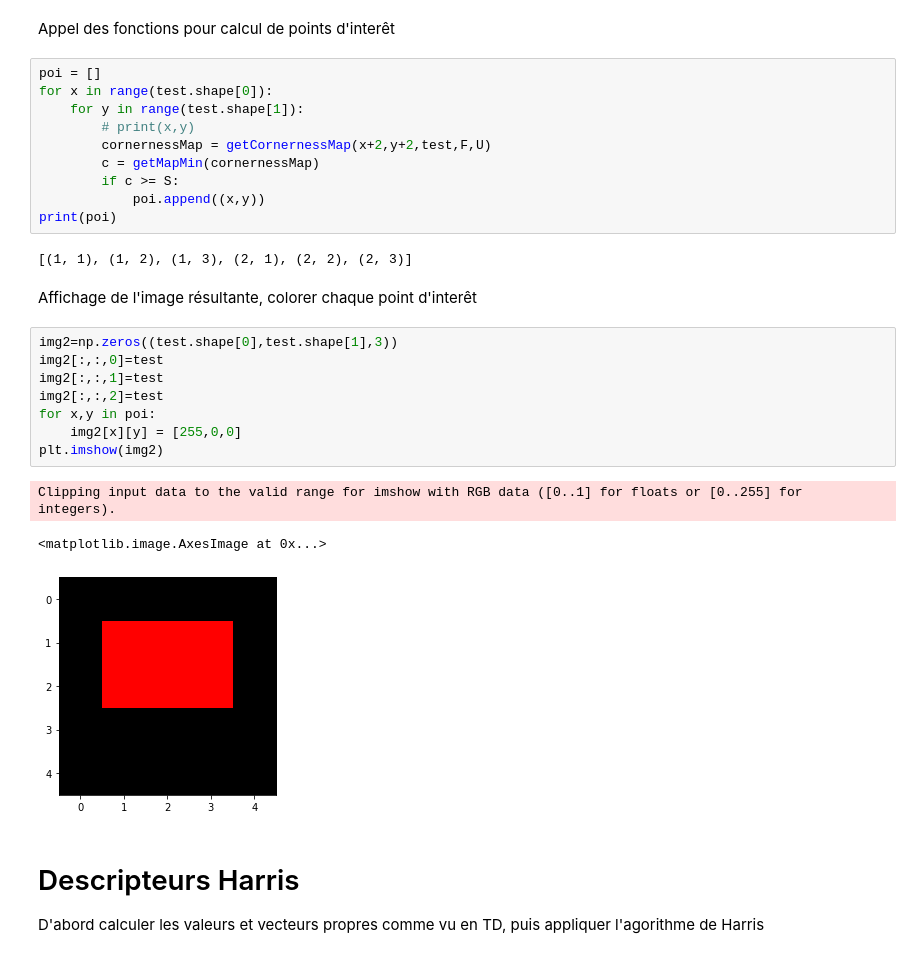
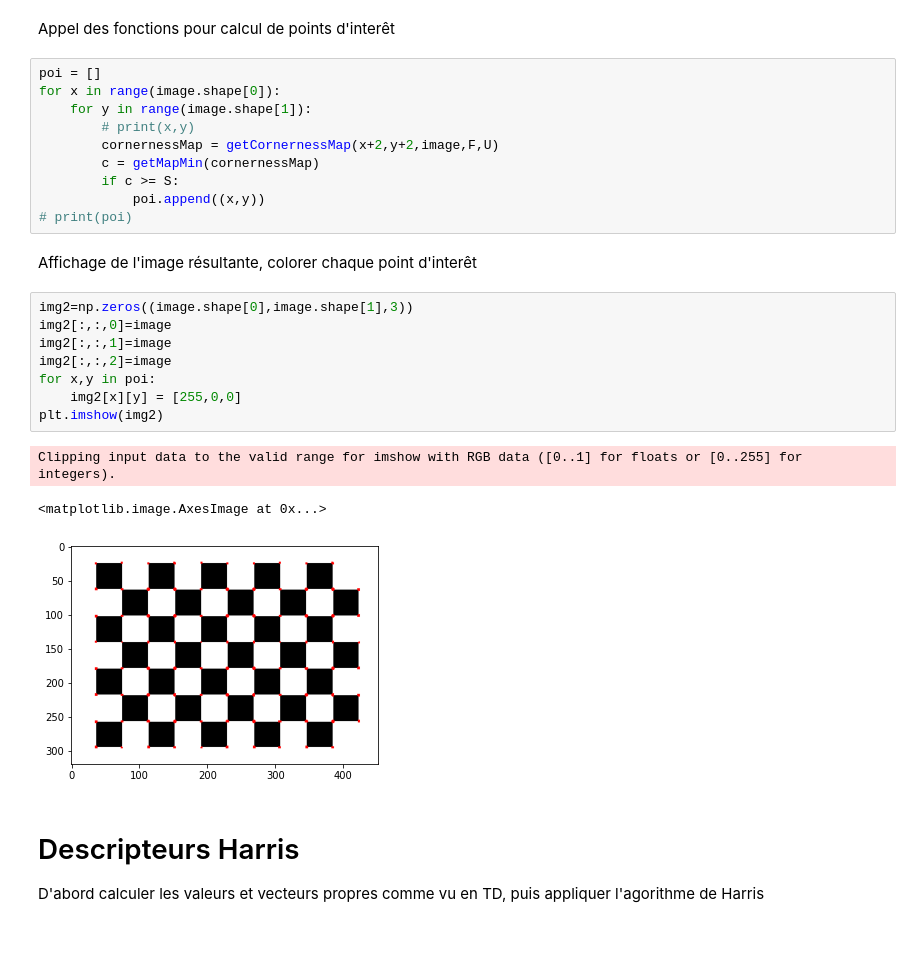
Before and after one commit to Se1f0/Image-descripteur, a Jupyter notebook: TP 4 - Descripteurs d_images.ipynb, the cells around one changed output. Drawn from its saved outputs; the diff is of its cells as text.

```diff
--- a/TP 4 - Descripteurs d_images.ipynb
+++ b/TP 4 - Descripteurs d_images.ipynb
@@ -56,30 +56,28 @@ def getMapMin(map):
 Appel des fonctions pour calcul de points d'interêt
 # %%
 poi = []
-for x in range(test.shape[0]):
-    for y in range(test.shape[1]):
+for x in range(image.shape[0]):
+    for y in range(image.shape[1]):
         # print(x,y)
-        cornernessMap = getCornernessMap(x+2,y+2,test,F,U)
+        cornernessMap = getCornernessMap(x+2,y+2,image,F,U)
         c = getMapMin(cornernessMap)
         if c >= S:
             poi.append((x,y))
-print(poi)
+# print(poi)
-# %% [output]
-[(1, 1), (1, 2), (1, 3), (2, 1), (2, 2), (2, 3)]
 # %% [markdown]
 Affichage de l'image résultante, colorer chaque point d'interêt
 # %%
-img2=np.zeros((test.shape[0],test.shape[1],3))
-img2[:,:,0]=test
-img2[:,:,1]=test
-img2[:,:,2]=test
+img2=np.zeros((image.shape[0],image.shape[1],3))
+img2[:,:,0]=image
+img2[:,:,1]=image
+img2[:,:,2]=image
 for x,y in poi:
     img2[x][y] = [255,0,0]
 plt.imshow(img2)
 # %% [output]
 Clipping input data to the valid range for imshow with RGB data ([0..1] for floats or [0..255] for integers).
 <matplotlib.image.AxesImage at 0x...>
-[figure, old version]
+[figure, new version]
 # %% [markdown]
 # Descripteurs Harris
 D'abord calculer les valeurs et vecteurs propres comme vu en TD, puis appliquer l'agorithme de Harris
```
Also changed, not shown: parts of 1 cell of this notebook.
